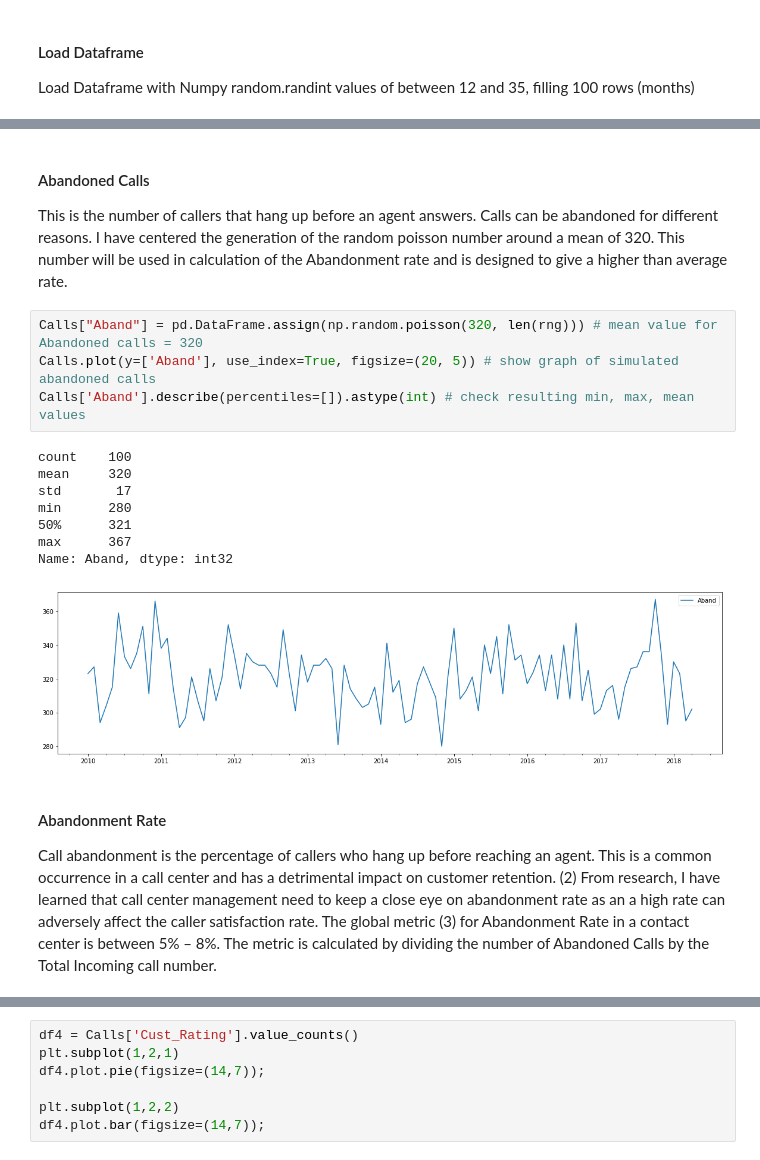
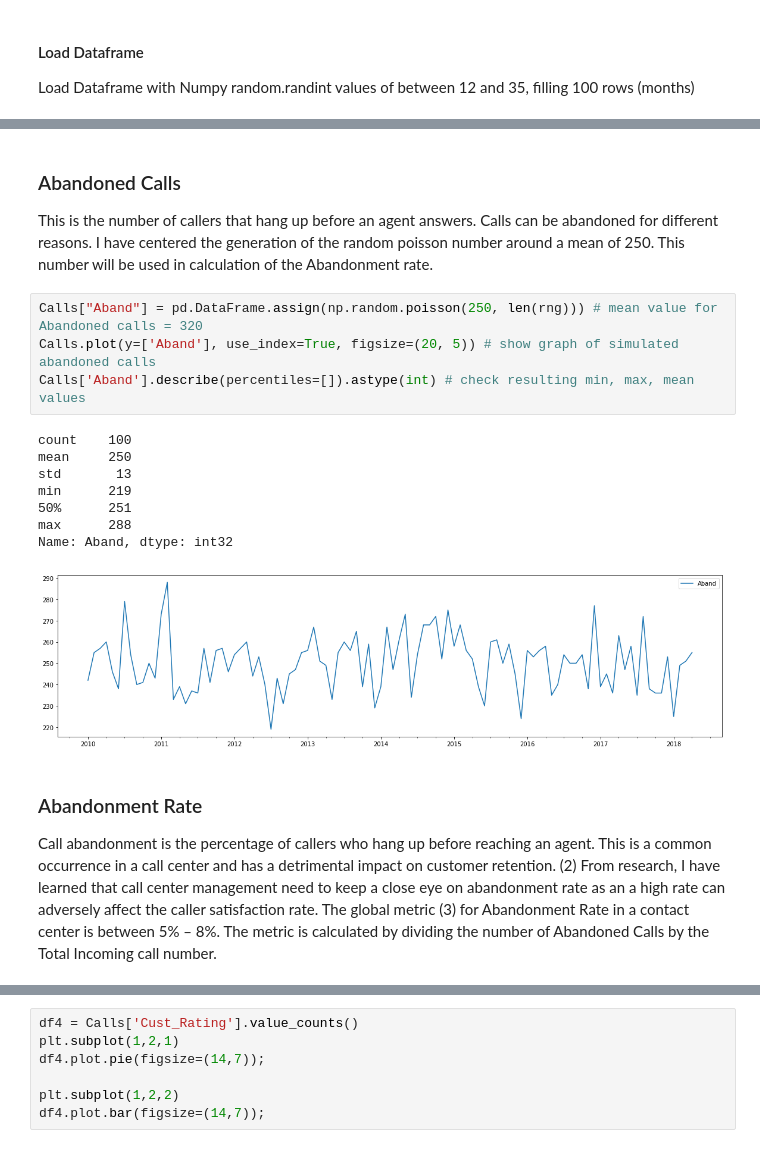
Before and after one commit to eamonnofarrell/Programming_Project, a Jupyter notebook: Prog_Project.ipynb, the cells around one changed output, grey strips where cells are left out. Cells and saved outputs as stored; diff of their text form.

```diff
--- a/Prog_Project.ipynb
+++ b/Prog_Project.ipynb
@@ -63,21 +63,21 @@ Name: ASA, dtype: int32
 # %% [markdown]
-#### Abandoned Calls
-This is the number of callers that hang up before an agent answers. Calls can be abandoned for different reasons. I have centered the generation of the random poisson number around a mean of 320. This number will be used in calculation of the Abandonment rate and is designed to give a higher than average rate.
+### Abandoned Calls
+This is the number of callers that hang up before an agent answers. Calls can be abandoned for different reasons. I have centered the generation of the random poisson number around a mean of 250. This number will be used in calculation of the Abandonment rate.
 # %%
-Calls["Aband"] = pd.DataFrame.assign(np.random.poisson(320, len(rng))) # mean value for Abandoned calls = 320
+Calls["Aband"] = pd.DataFrame.assign(np.random.poisson(250, len(rng))) # mean value for Abandoned calls = 320
 Calls.plot(y=['Aband'], use_index=True, figsize=(20, 5)) # show graph of simulated abandoned calls
 Calls['Aband'].describe(percentiles=[]).astype(int) # check resulting min, max, mean values
 # %% [output]
 count    100
-mean     320
-std       17
-min      280
-50%      321
-max      367
+mean     250
+std       13
+min      219
+50%      251
+max      288
 Name: Aband, dtype: int32
-[figure, old version]
+[figure, new version]
 # %% [markdown]
-#### Abandonment Rate
+### Abandonment Rate
 Call abandonment is the percentage of callers who hang up before reaching an agent. This is a common occurrence in a call center and has a detrimental impact on customer retention. (2) From research, I have learned that call center management need to keep a close eye on abandonment rate as an a high rate can  adversely affect the caller satisfaction rate. The global metric (3) for Abandonment Rate in a contact center is between 5% – 8%. The metric is calculated by dividing the number of Abandoned Calls by the Total Incoming call number.
 # %%
 Calls["Aband_Rate"] = pd.DataFrame.assign((Calls.Aband / Calls.Calls)*100).apply(np.round) # calculate Abandonment rate
```
Also changed, not shown: parts of 26 cells of this notebook.
